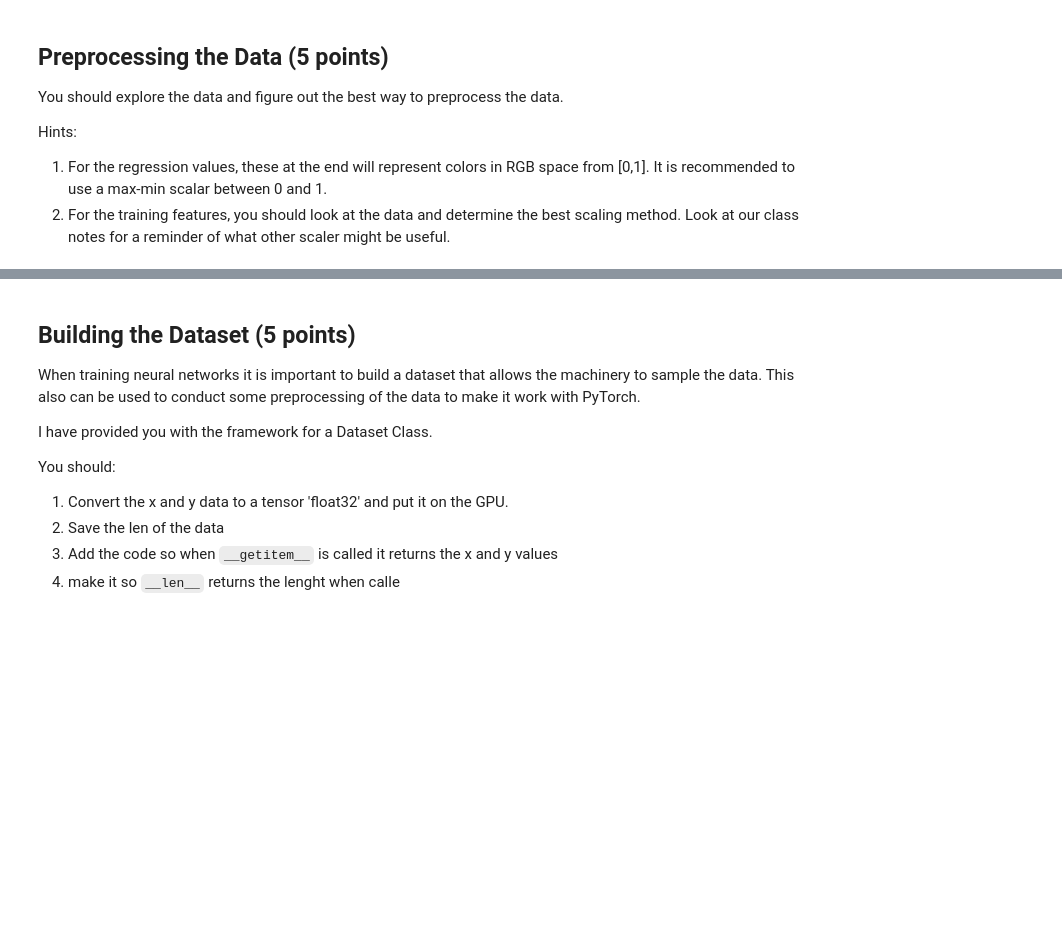
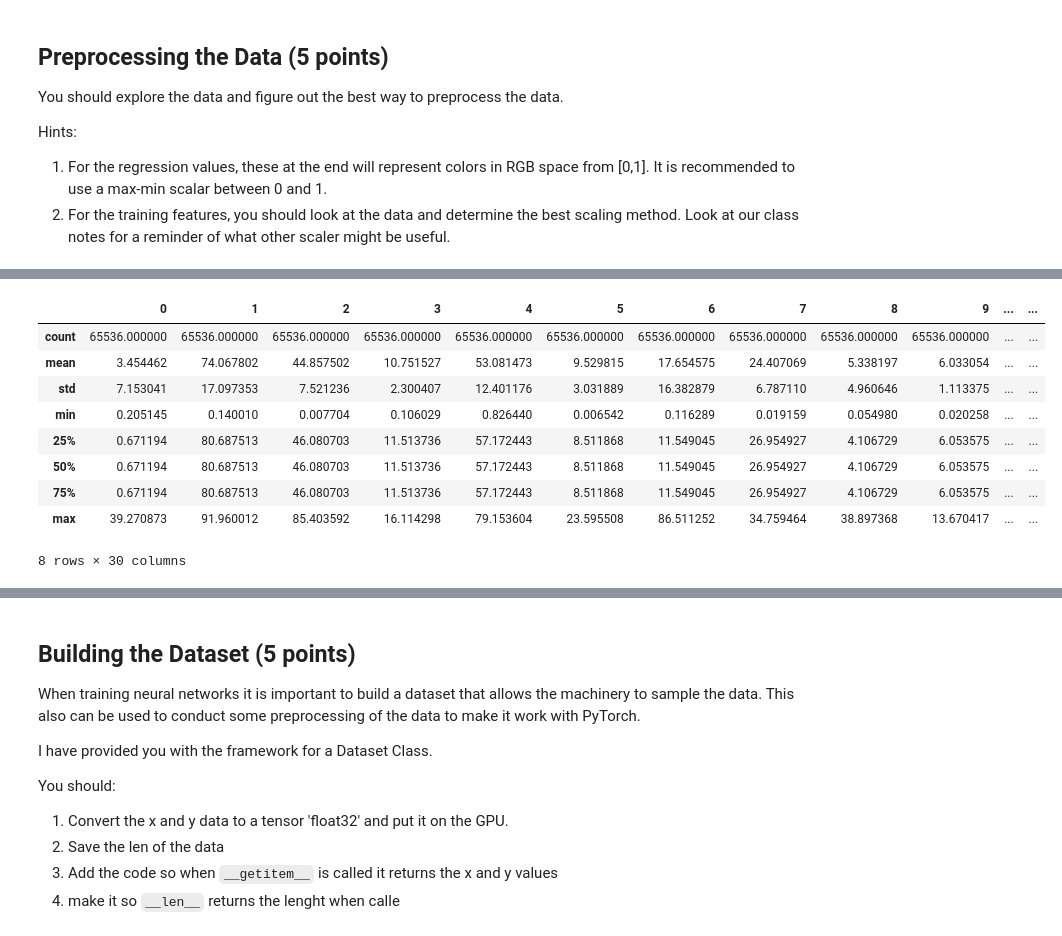
Before and after one commit to henginsever/Homework_3_Machine_Learning, a Jupyter notebook: Final_Exam_Assignment.ipynb, the cells around one changed output, grey strips where cells are left out. Cells and saved outputs as stored; diff of their text form; code cells hidden in the pictures; blank space fills up the shorter version.

```diff
--- a/Final_Exam_Assignment.ipynb
+++ b/Final_Exam_Assignment.ipynb
@@ -78,0 +149,14 @@ Hints:
+# %%
+pd_validation_feat = pd.DataFrame(validation_feat)
+pd_validation_feat.describe()
+# %% [output]
+|  | 0 | 1 | 2 | 3 | 4 | 5 | 6 | 7 | 8 | 9 | ... | ... |
+| count | 65536.000000 | 65536.000000 | 65536.000000 | 65536.000000 | 65536.000000 | 65536.000000 | 65536.000000 | 65536.000000 | 65536.000000 | 65536.000000 | ... | ... |
+| mean | 3.454462 | 74.067802 | 44.857502 | 10.751527 | 53.081473 | 9.529815 | 17.654575 | 24.407069 | 5.338197 | 6.033054 | ... | ... |
+| std | 7.153041 | 17.097353 | 7.521236 | 2.300407 | 12.401176 | 3.031889 | 16.382879 | 6.787110 | 4.960646 | 1.113375 | ... | ... |
+| min | 0.205145 | 0.140010 | 0.007704 | 0.106029 | 0.826440 | 0.006542 | 0.116289 | 0.019159 | 0.054980 | 0.020258 | ... | ... |
+| 25% | 0.671194 | 80.687513 | 46.080703 | 11.513736 | 57.172443 | 8.511868 | 11.549045 | 26.954927 | 4.106729 | 6.053575 | ... | ... |
+| 50% | 0.671194 | 80.687513 | 46.080703 | 11.513736 | 57.172443 | 8.511868 | 11.549045 | 26.954927 | 4.106729 | 6.053575 | ... | ... |
+| 75% | 0.671194 | 80.687513 | 46.080703 | 11.513736 | 57.172443 | 8.511868 | 11.549045 | 26.954927 | 4.106729 | 6.053575 | ... | ... |
+| max | 39.270873 | 91.960012 | 85.403592 | 16.114298 | 79.153604 | 23.595508 | 86.511252 | 34.759464 | 38.897368 | 13.670417 | ... | ... |
+8 rows × 30 columns
```
Also changed, not shown: parts of 38 cells of this notebook, 1 other file.
